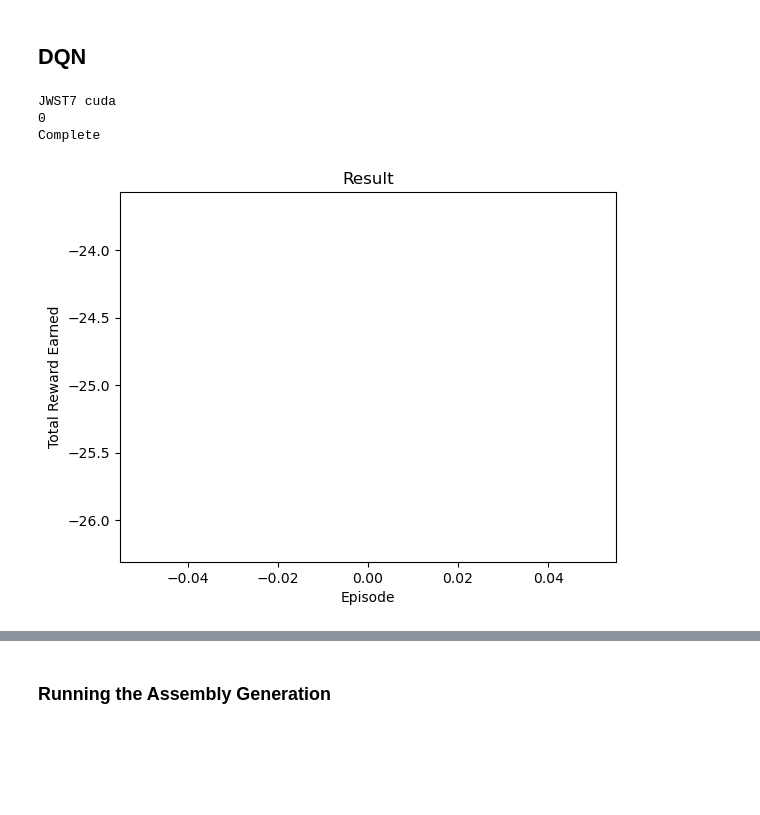
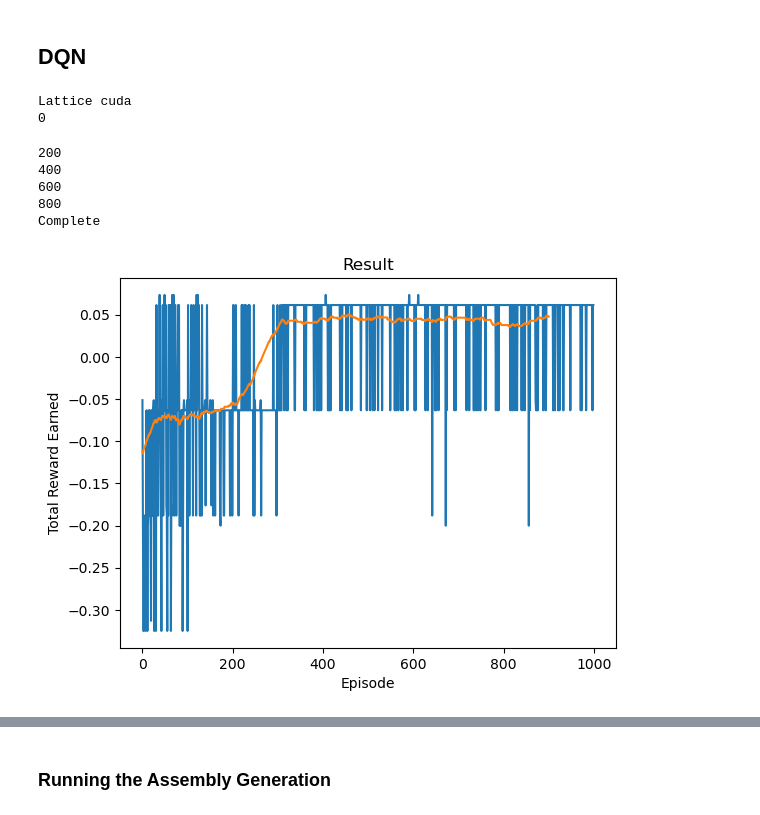
Before and after one commit to labicon/ORASP-Code, a Jupyter notebook: AssemblyGeneration-DQN.ipynb, the cells around one changed output, grey strips where cells are left out. Saved outputs shown, nothing was run; the diff lists cells and outputs as text; code cells hidden in the pictures; blank space fills up the shorter version.

```diff
--- a/AssemblyGeneration-DQN.ipynb
+++ b/AssemblyGeneration-DQN.ipynb
@@ -637,23 +628,17 @@ CONFIGURATION:
 # %% [markdown]
 ## DQN
 # %%
-import torch
-import torch.nn as nn
-import torch.optim as optim
-import torch.nn.functional as F
-import net
-
 device = torch.device("cuda" if torch.cuda.is_available() else "cpu")
 print(Scenario, device)
 
 # ~~~ MAIN ~~~
-BATCH_SIZE = H.number_of_edges()*3            # BATCH_SIZE is the number of transitions sampled from the replay buffer
-GAMMA = 1                   # GAMMA is the discount factor as mentioned in the previous section
-EPS_START = 0.85            # EPS_START is the starting value of epsilon
-EPS_END = 0.05              # EPS_END is the final value of epsilon
-EPS_DECAY = 1000            # EPS_DECAY controls the rate of exponential decay of epsilon, higher means a slower decay
-TAU = 0.01                 # TAU is the update rate of the target network
-LR = 1e-3                   # LR is the learning rate of the AdamW optimizer
+BATCH_SIZE = H.number_of_edges()*3  # BATCH_SIZE is the number of transitions sampled from the replay buffer
+GAMMA = 1                           # GAMMA is the discount factor as mentioned in the previous section
+EPS_START = 0.85                    # EPS_START is the starting value of epsilon
+EPS_END = 0.05                      # EPS_END is the final value of epsilon
+EPS_DECAY = 1000                    # EPS_DECAY controls the rate of exponential decay of epsilon, higher means a slower decay
+TAU = 0.01                          # TAU is the update rate of the target network
+LR = 1e-3                           # LR is the learning rate of the AdamW optimizer
 
 
 ## DEFAULTS
@@ -673,11 +658,11 @@ state = [1 if e in HQ.edges() else 0 for e in fullE]
 n_actions = HQ.number_of_edges()
 
 n_observations = HQ.number_of_edges()
-policy_net = net.DQN(n_observations, n_actions).to(device)
-target_net = net.DQN(n_observations, n_actions).to(device)
+policy_net = helpers.DQN(n_observations, n_actions).to(device)
+target_net = helpers.DQN(n_observations, n_actions).to(device)
 target_net.load_state_dict(policy_net.state_dict())
 optimizer = optim.AdamW(policy_net.parameters(), lr=LR, amsgrad=True)
-memory = net.ReplayMemory(100000)
+memory = helpers.ReplayMemory(100000)
 
 if(True):
     episode_durations = []
@@ -747,7 +732,7 @@ def optimize_model():
     # Transpose the batch (see https://stackoverflow.com/a/19343/3343043 for
     # detailed explanation). This converts batch-array of Transitions
     # to Transition of batch-arrays.
-    batch = net.Transition(*zip(*transitions))
+    batch = helpers.Transition(*zip(*transitions))
 
     # Compute a mask of non-final states and concatenate the batch elements
     # (a final state would've been the one after which simulation ended)
@@ -788,7 +773,7 @@ def optimize_model():
 
 
 if torch.cuda.is_available():
-    num_episodes = 1
+    num_episodes = 1000
 else:
     num_episodes = 1000
 
@@ -818,35 +803,39 @@ for i_episode in range(num_episodes):
         else:
             next_state = torch.tensor(observation, dtype=torch.float32, device=device)
 
         # Store the transition in memory
         memory.push(state, action, next_state, reward)
 
         # Move to the next state
         state = next_state
 
         # Perform one step of the optimization (on the policy network)
         optimize_model()
 
         # Soft update of the target network's weights
         # θ′ ← τ θ + (1 −τ )θ′
         target_net_state_dict = target_net.state_dict()
         policy_net_state_dict = policy_net.state_dict()
         for key in policy_net_state_dict:
             target_net_state_dict[key] = policy_net_state_dict[key]*TAU + target_net_state_dict[key]*(1-TAU)
         target_net.load_state_dict(target_net_state_dict)
 
         if done:
             episode_durations.append(totR)
             break
 
 print('Complete')
+
 plot_durations(show_result=True)
-fig.savefig("RESULTS/DQN/"+Scenario+" Training.eps", format="eps", dpi=1200)
-
 plt.ioff()
+plt.savefig("RESULTS/DQN/"+Scenario+" Training.eps", format="eps", dpi=1200)
 plt.show()
 # %% [output]
-JWST7 cuda
+Lattice cuda
 0
-Complete
+200
+400
+600
+800
+Complete
-[figure, old version]
+[figure, new version]
```
Also changed, not shown: parts of 23 cells of this notebook, 9 other files.
